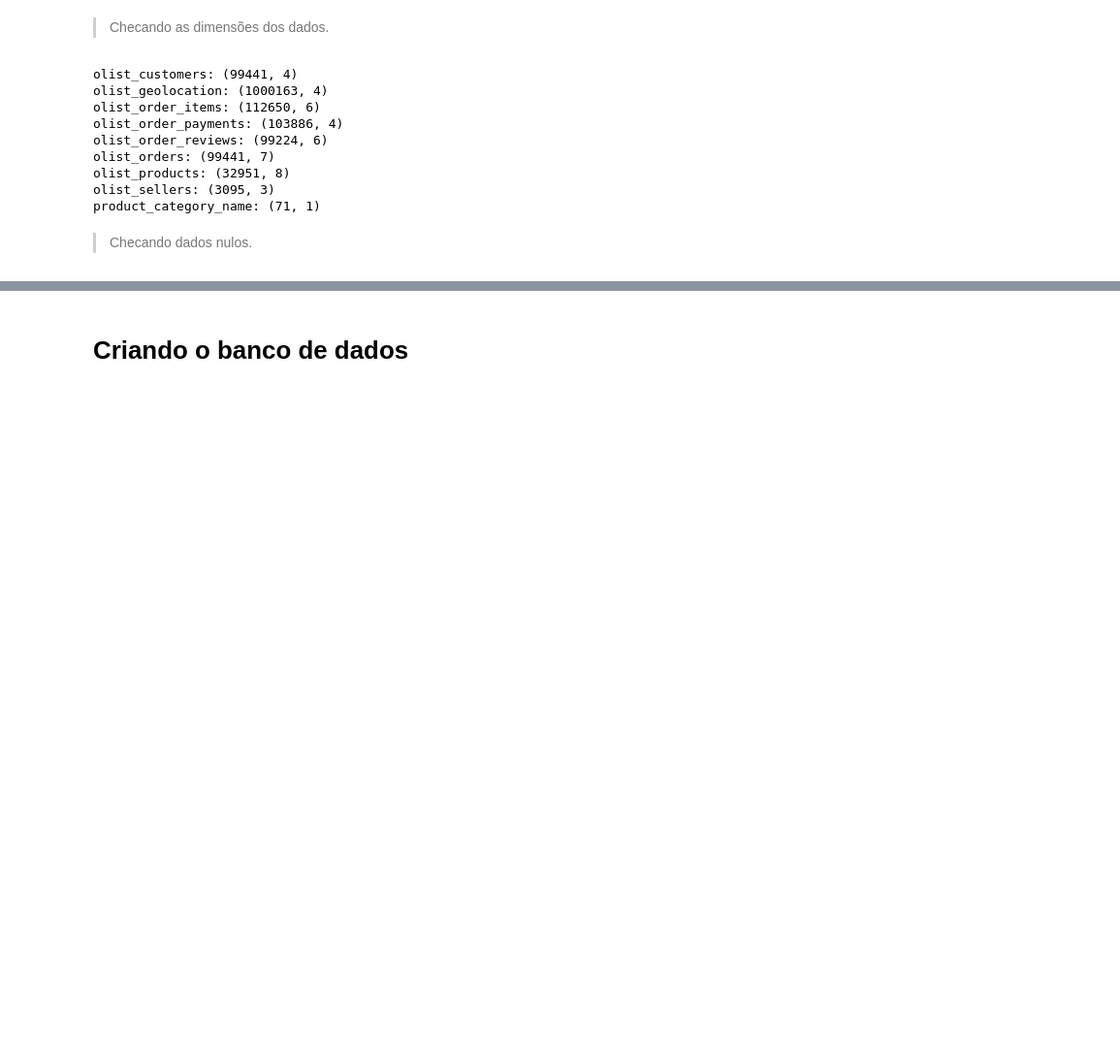
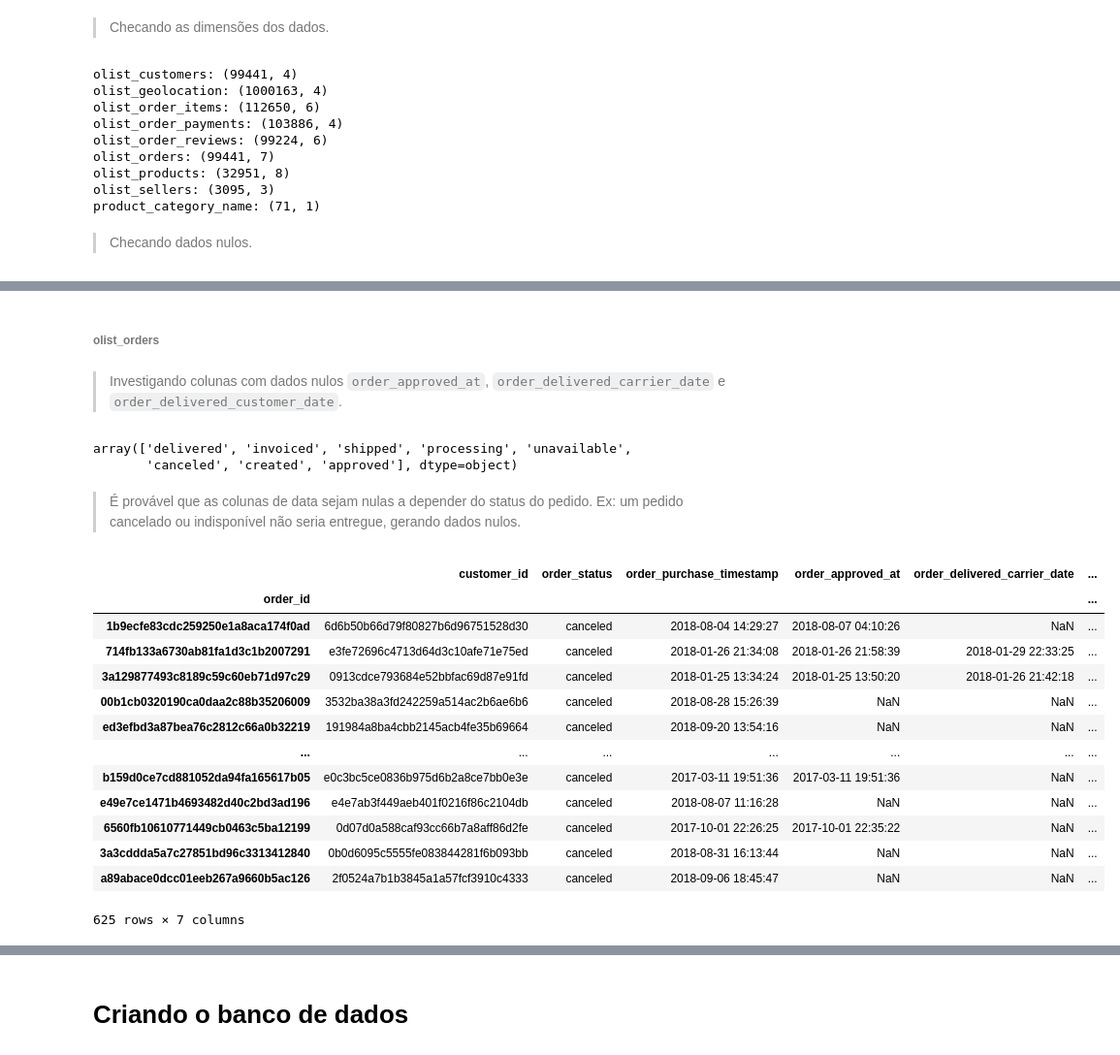
Before and after one commit to deborabmfreitas/projeto-sql, a Jupyter notebook: project.ipynb, the cells around one changed output, grey strips where cells are left out. Shown: that part at 97% size. Saved outputs shown, nothing was run; the diff lists cells and outputs as text; code cells hidden in the pictures; blank space fills up the shorter version.

```diff
--- a/project.ipynb
+++ b/project.ipynb
@@ -79,0 +200,29 @@ _
+# %% [markdown]
+###### olist_orders
+# %% [markdown]
+> Investigando colunas com dados nulos `order_approved_at`, `order_delivered_carrier_date` e `order_delivered_customer_date`.
+# %%
+olist_orders['order_status'].unique()
+# %% [output]
+array(['delivered', 'invoiced', 'shipped', 'processing', 'unavailable',
+       'canceled', 'created', 'approved'], dtype=object)
+# %% [markdown]
+> É provável que as colunas de data sejam nulas a depender do status do pedido. Ex: um pedido cancelado ou indisponível não seria entregue, gerando dados nulos.
+# %%
+pedidos_cancelados = olist_orders['order_status'] == 'canceled'
+olist_orders.loc[pedidos_cancelados, :]
+# %% [output]
+|  | customer_id | order_status | order_purchase_timestamp | order_approved_at | order_delivered_carrier_date | ... |
+| order_id |  |  |  |  |  | ... |
+| 1b9ecfe83cdc259250e1a8aca174f0ad | 6d6b50b66d79f80827b6d96751528d30 | canceled | 2018-08-04 14:29:27 | 2018-08-07 04:10:26 | NaN | ... |
+| 714fb133a6730ab81fa1d3c1b2007291 | e3fe72696c4713d64d3c10afe71e75ed | canceled | 2018-01-26 21:34:08 | 2018-01-26 21:58:39 | 2018-01-29 22:33:25 | ... |
+| 3a129877493c8189c59c60eb71d97c29 | 0913cdce793684e52bbfac69d87e91fd | canceled | 2018-01-25 13:34:24 | 2018-01-25 13:50:20 | 2018-01-26 21:42:18 | ... |
+| 00b1cb0320190ca0daa2c88b35206009 | 3532ba38a3fd242259a514ac2b6ae6b6 | canceled | 2018-08-28 15:26:39 | NaN | NaN | ... |
+| ed3efbd3a87bea76c2812c66a0b32219 | 191984a8ba4cbb2145acb4fe35b69664 | canceled | 2018-09-20 13:54:16 | NaN | NaN | ... |
+| ... | ... | ... | ... | ... | ... | ... |
+| b159d0ce7cd881052da94fa165617b05 | e0c3bc5ce0836b975d6b2a8ce7bb0e3e | canceled | 2017-03-11 19:51:36 | 2017-03-11 19:51:36 | NaN | ... |
+| e49e7ce1471b4693482d40c2bd3ad196 | e4e7ab3f449aeb401f0216f86c2104db | canceled | 2018-08-07 11:16:28 | NaN | NaN | ... |
+| 6560fb10610771449cb0463c5ba12199 | 0d07d0a588caf93cc66b7a8aff86d2fe | canceled | 2017-10-01 22:26:25 | 2017-10-01 22:35:22 | NaN | ... |
+| 3a3cddda5a7c27851bd96c3313412840 | 0b0d6095c5555fe083844281f6b093bb | canceled | 2018-08-31 16:13:44 | NaN | NaN | ... |
+| a89abace0dcc01eeb267a9660b5ac126 | 2f0524a7b1b3845a1a57fcf3910c4333 | canceled | 2018-09-06 18:45:47 | NaN | NaN | ... |
+625 rows × 7 columns
```
Also changed, not shown: parts of 40 cells of this notebook.
